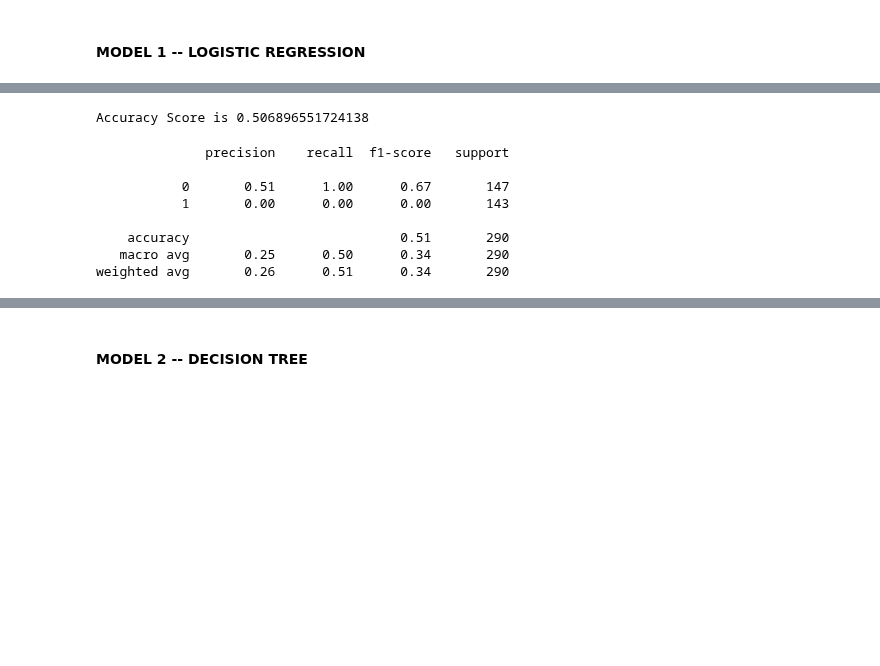
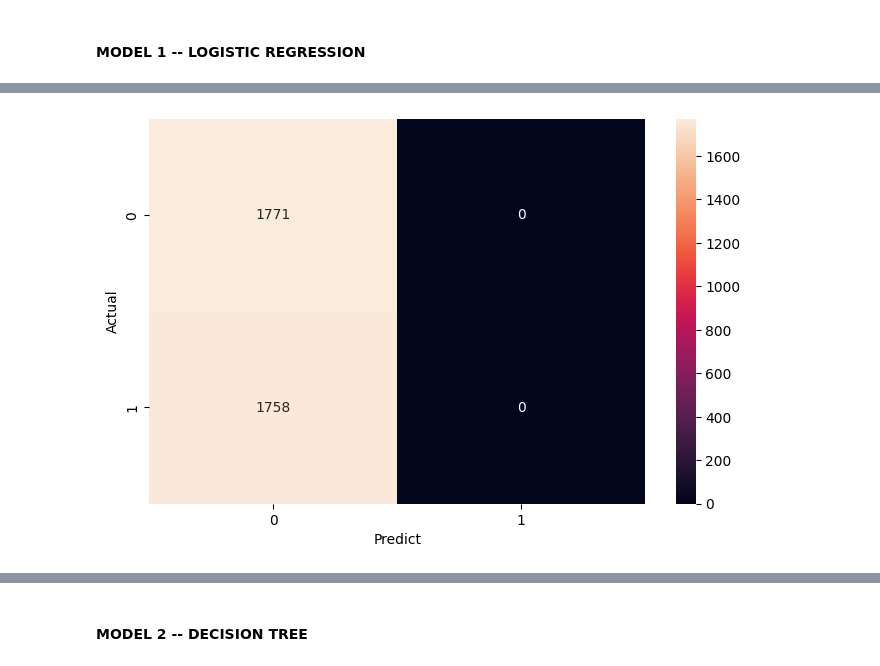
Before and after one commit to fransrexy/streamlit-predict_approval, a Jupyter notebook: sharing.ipynb, the cells around one changed output, grey strips where cells are left out. Cells and saved outputs as stored; diff of their text form; code cells hidden in the pictures; blank space fills up the shorter version.

```diff
--- a/sharing.ipynb
+++ b/sharing.ipynb
@@ -162,0 +80,6 @@ ar.head(15)
+# %%
+features = ['NAME_INCOME_TYPE', 'NAME_EDUCATION_TYPE', 'NAME_FAMILY_STATUS', 'NAME_HOUSING_TYPE', 'OCCUPATION_TYPE']
+
+for col in features:
+    le = preprocessing.LabelEncoder()
+    ar[col] = le.fit_transform(ar[col].values)
@@ -505,19 +205,9 @@ weighted avg       0.53      0.52      0.51     14294
-# %%
-# model1 = LogisticRegression()
-model1.fit(X_train_under, y_train_under)
-y_predict_under = model1.predict(X_test_under)
-print('Accuracy Score is' ,accuracy_score(y_test_under,y_predict_under))
-# %% [output]
-Accuracy Score is 0.506896551724138
-# %%
-print(classification_report(y_test_under, y_predict_under))
-# %% [output]
-              precision    recall  f1-score   support
-
-           0       0.51      1.00      0.67       147
-           1       0.00      0.00      0.00       143
-
-    accuracy                           0.51       290
-   macro avg       0.25      0.50      0.34       290
-weighted avg       0.26      0.51      0.34       290
+# %%
+f, ax = plt.subplots(figsize=(8,5))
+sns.heatmap(confusion_matrix(y_test, y_predict), annot=True, fmt=".0f", ax=ax)
+plt.xlabel("Predict")
+plt.ylabel("Actual")
+plt.show()
+# %% [output]
+[figure, added]
 # %%
```
Also changed, not shown: parts of 97 cells of this notebook.
